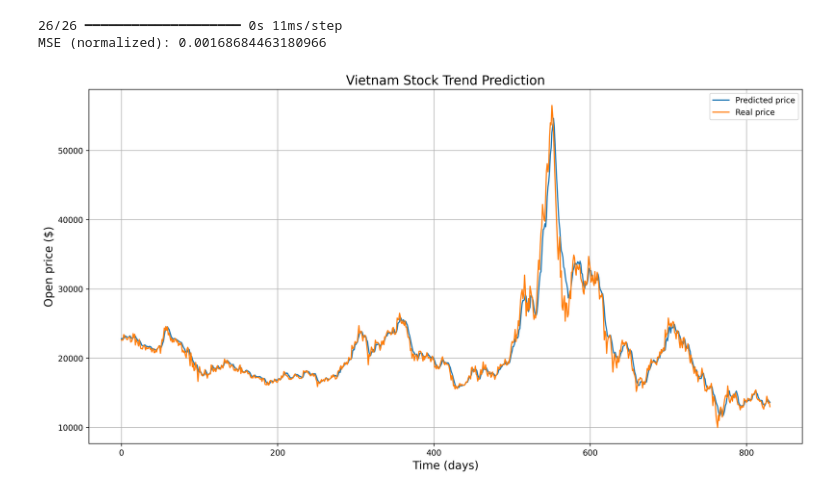
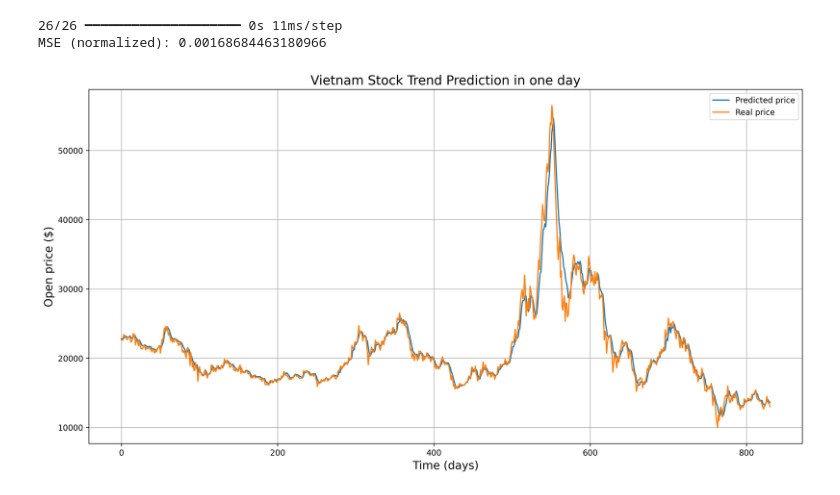
Before and after one commit to n9hquan/Stock_Prediction, a Jupyter notebook: notebooks/Task_2.1.ipynb, the cells around one changed output. Drawn from its saved outputs; the diff is of its cells as text; code cells hidden in the pictures.

Commit message:
chore: update visualization title

```diff
--- a/notebooks/Task_2.1.ipynb
+++ b/notebooks/Task_2.1.ipynb
@@ -285,13 +285,13 @@ y_pred = scaler_y.inverse_transform(y_pred_norm)
 # %%
 # Visualization
 plt.figure(figsize=(16, 8), dpi=300)
 plt.plot(y_pred, label='Predicted price')
 plt.plot(y_test, label='Real price')
-plt.title('Vietnam Stock Trend Prediction', fontsize=16)
+plt.title('Vietnam Stock Trend Prediction in one day', fontsize=16)
 plt.xlabel('Time (days)', fontsize=14)
 plt.ylabel('Open price ($)', fontsize=14)
 plt.grid()
 plt.legend()
 plt.show()
 # %% [output]
-[figure, old version]
+[figure, new version]
```
